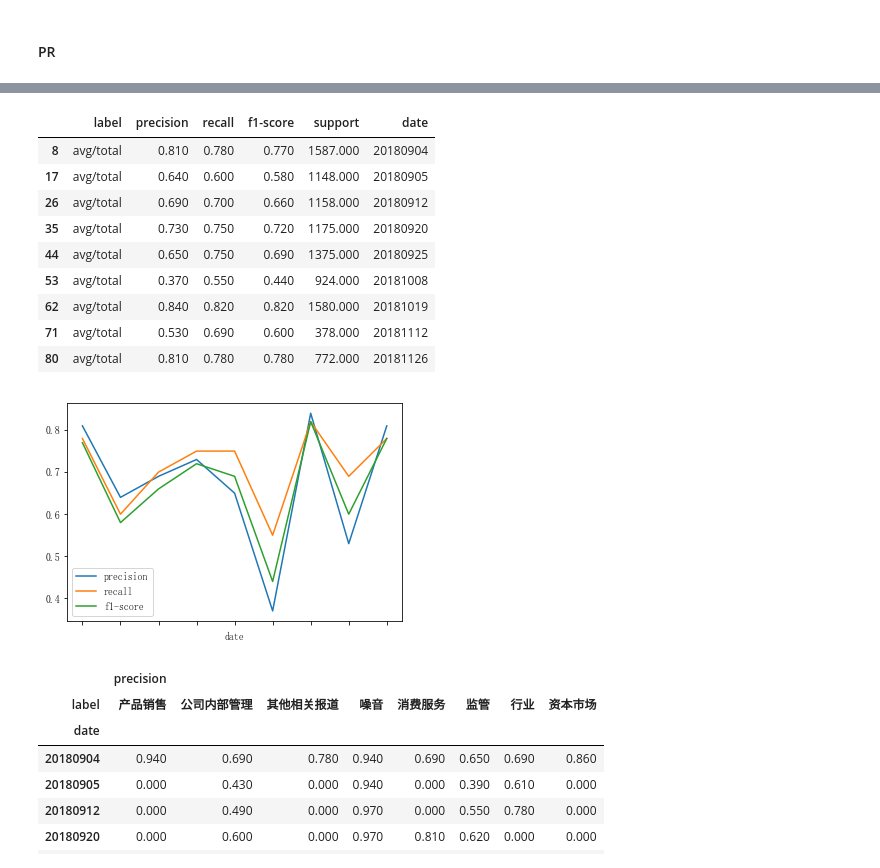
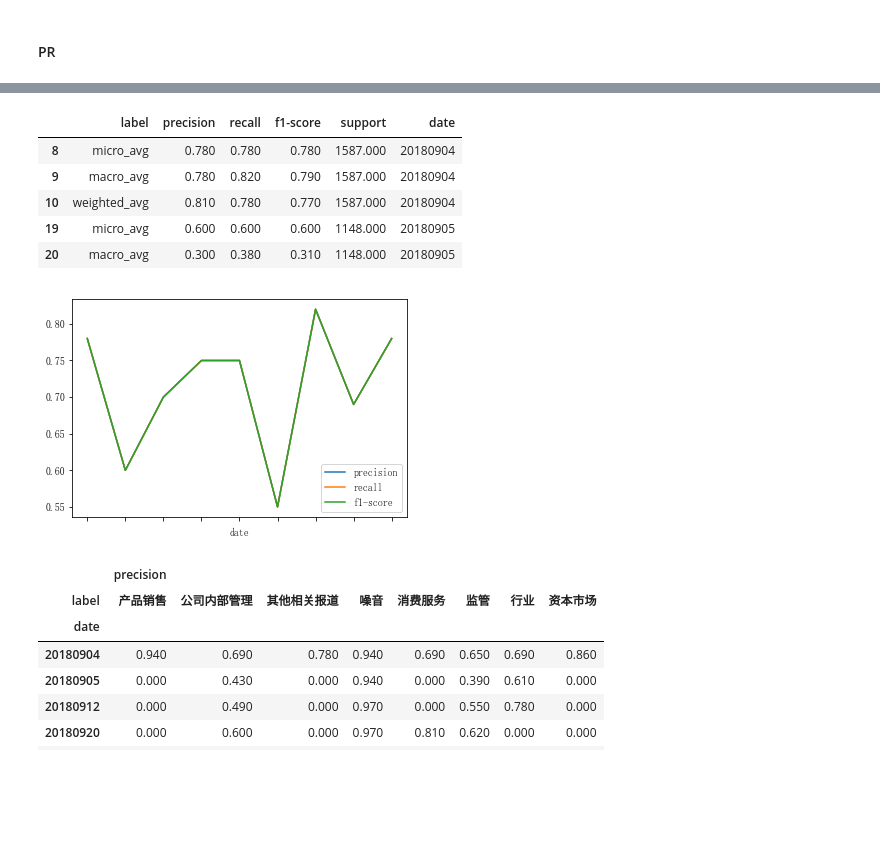
Before and after one commit to xuhuanyunxiao/jupyter-notebook, a Jupyter notebook: proj_train_test/get_and_pre_1.ipynb, the cells around one changed output, grey strips where cells are left out. Drawn from its saved outputs; the diff is of its cells as text; code cells hidden in the pictures; blank space fills up the shorter version.

```diff
--- a/proj_train_test/get_and_pre_1.ipynb
+++ b/proj_train_test/get_and_pre_1.ipynb
@@ -203,7 +33,7 @@ def pre_save(pre_func, data, save_folder):
 # %% [markdown]
 ## 读取数据
 # %%
-folder = 'circ_data_class/20180910'
+folder = 'datasets_raw/circ_data_class/20180910'
 # %% [markdown]
 ### 预测正确数据
 # %%
@@ -400,18 +230,16 @@ accuracy_score:  0.7245716549470139
 # PR_plot_data
 # PR_plot_data = PR_plot_data.reset_index('date')
 # %%
-PR_plot_data[PR_plot_data['label'] == 'avg/total'][[ 'date', 'precision', 'recall' ,'f1-score']].plot(x = 'date')
-PR_plot_data[PR_plot_data['label'] == 'avg/total']
+avg_list = ['micro_avg', 'macro_avg', 'weighted_avg']
+cal_avg = 'micro_avg'
+PR_plot_data[PR_plot_data['label']== cal_avg][[ 'date', 'precision', 'recall' ,'f1-score']].plot(x = 'date')
+PR_plot_data[PR_plot_data['label'].isin(avg_list)].head()
 # %% [output]
 |  | label | precision | recall | f1-score | support | date |
-| 8 | avg/total | 0.810 | 0.780 | 0.770 | 1587.000 | 20180904 |
-| 17 | avg/total | 0.640 | 0.600 | 0.580 | 1148.000 | 20180905 |
-| 26 | avg/total | 0.690 | 0.700 | 0.660 | 1158.000 | 20180912 |
-| 35 | avg/total | 0.730 | 0.750 | 0.720 | 1175.000 | 20180920 |
-| 44 | avg/total | 0.650 | 0.750 | 0.690 | 1375.000 | 20180925 |
-| 53 | avg/total | 0.370 | 0.550 | 0.440 | 924.000 | 20181008 |
-| 62 | avg/total | 0.840 | 0.820 | 0.820 | 1580.000 | 20181019 |
-| 71 | avg/total | 0.530 | 0.690 | 0.600 | 378.000 | 20181112 |
-| 80 | avg/total | 0.810 | 0.780 | 0.780 | 772.000 | 20181126 |
+| 8 | micro_avg | 0.780 | 0.780 | 0.780 | 1587.000 | 20180904 |
+| 9 | macro_avg | 0.780 | 0.820 | 0.790 | 1587.000 | 20180904 |
+| 10 | weighted_avg | 0.810 | 0.780 | 0.770 | 1587.000 | 20180904 |
+| 19 | micro_avg | 0.600 | 0.600 | 0.600 | 1148.000 | 20180905 |
+| 20 | macro_avg | 0.300 | 0.380 | 0.310 | 1148.000 | 20180905 |
-[figure, old version]
+[figure, new version]
 # %%
```
Also changed, not shown: parts of 75 cells of this notebook, 38 other files.
